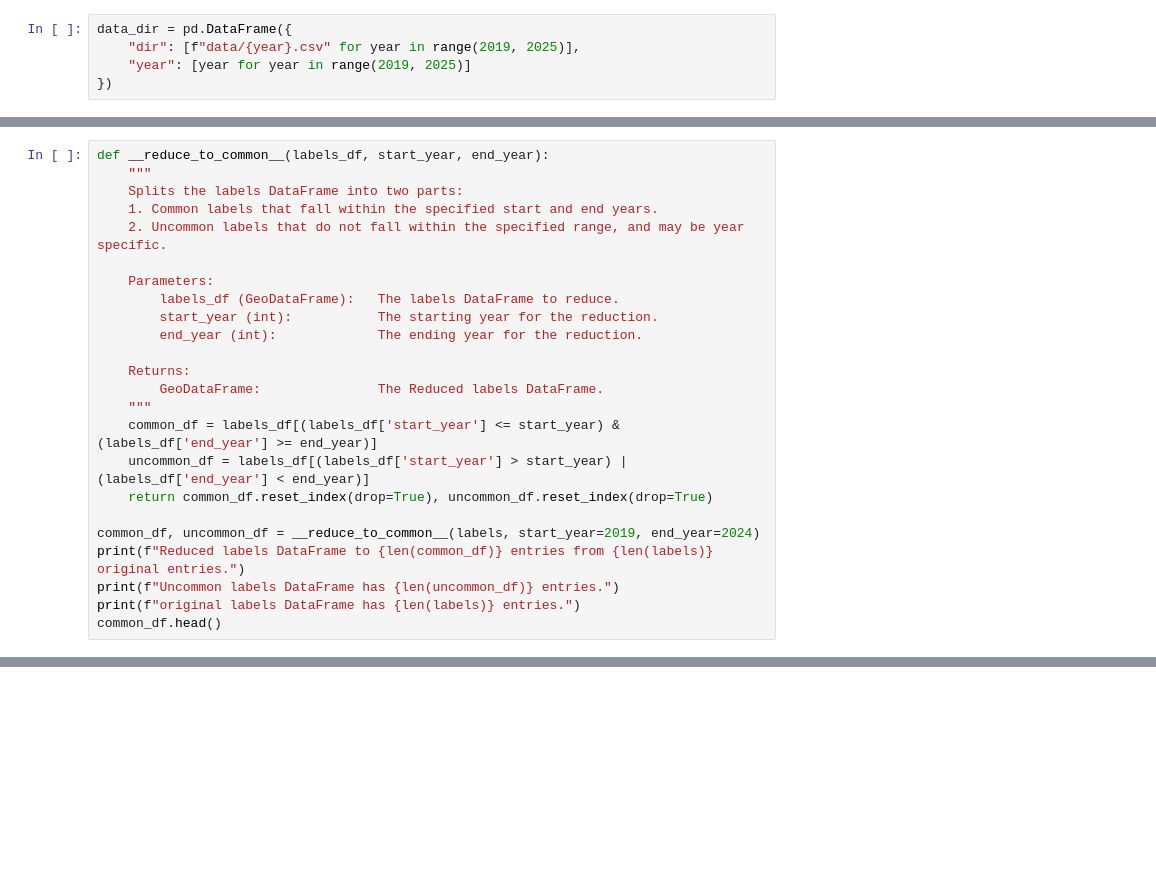
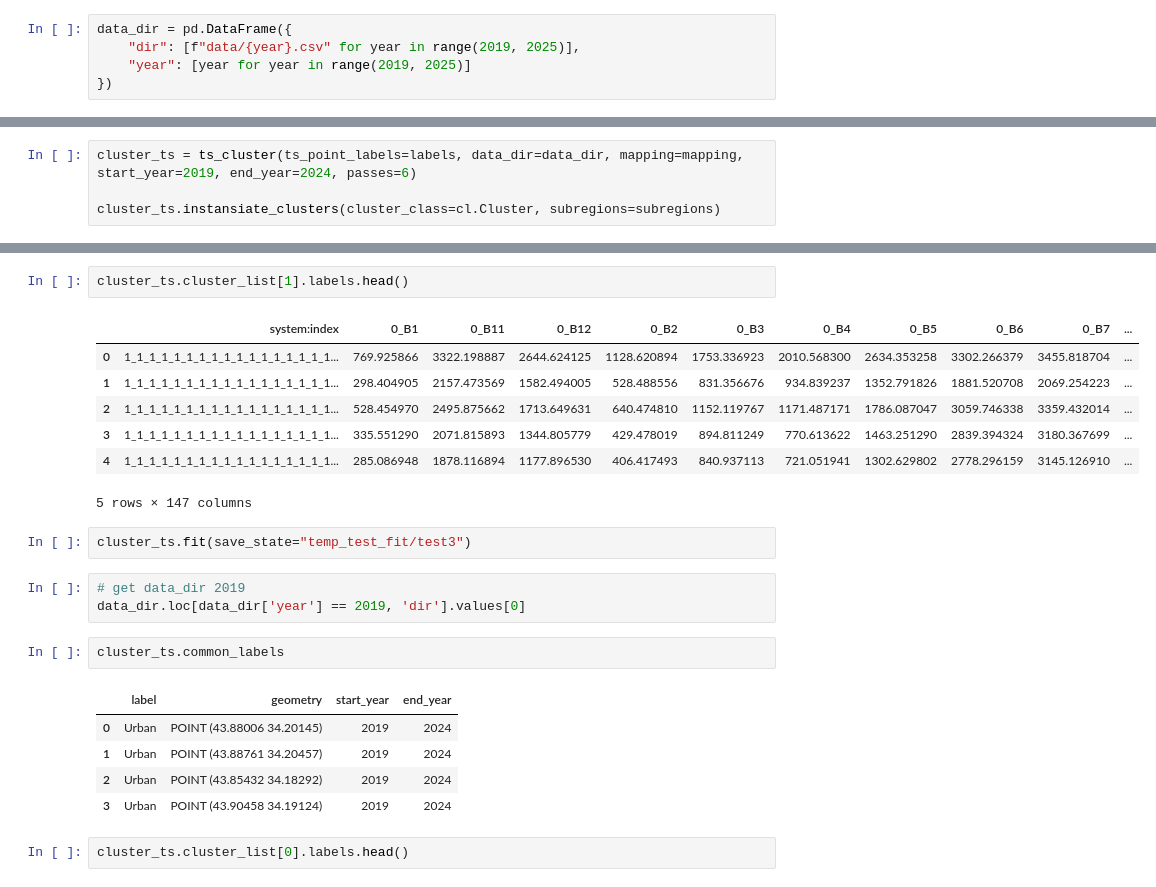
Before and after one commit to JamesChamberlainw/heritage-monitoring-kit, a Jupyter notebook: generate_map.ipynb, the cells around one changed output, grey strips where cells are left out. Drawn from its saved outputs; the diff is of its cells as text; blank space fills up the shorter version.

Commit message:
time-series fitting - working upto shared data
Bug Detected todo with update functionality, requires further inspection to fix, but then fit will work and project will be near completion

```diff
--- a/generate_map.ipynb
+++ b/generate_map.ipynb
@@ -514,24 +476,0 @@ data_dir.head()
-# %%
-def __reduce_to_common__(labels_df, start_year, end_year):
-    """
-    Splits the labels DataFrame into two parts:
-    1. Common labels that fall within the specified start and end years.
-    2. Uncommon labels that do not fall within the specified range, and may be year specific.
-
-    Parameters:
-        labels_df (GeoDataFrame):   The labels DataFrame to reduce.
-        start_year (int):           The starting year for the reduction.
-        end_year (int):             The ending year for the reduction.
-
-    Returns:
-        GeoDataFrame:               The Reduced labels DataFrame.
-    """
-    common_df = labels_df[(labels_df['start_year'] <= start_year) & (labels_df['end_year'] >= end_year)]
-    uncommon_df = labels_df[(labels_df['start_year'] > start_year) | (labels_df['end_year'] < end_year)]
-    return common_df.reset_index(drop=True), uncommon_df.reset_index(drop=True)
-
-common_df, uncommon_df = __reduce_to_common__(labels, start_year=2019, end_year=2024)
-print(f"Reduced labels DataFrame to {len(common_df)} entries from {len(labels)} original entries.")
-print(f"Uncommon labels DataFrame has {len(uncommon_df)} entries.")
-print(f"original labels DataFrame has {len(labels)} entries.")
-common_df.head()
@@ -590,0 +655,4 @@ class ts_cluster():
+# %%
+cluster_ts = ts_cluster(ts_point_labels=labels, data_dir=data_dir, mapping=mapping, start_year=2019, end_year=2024, passes=6)
+
+cluster_ts.instansiate_clusters(cluster_class=cl.Cluster, subregions=subregions)
@@ -590,0 +682,25 @@ class ts_cluster():
+# %%
+cluster_ts.cluster_list[1].labels.head()
+# %% [output]
+|  | system:index | 0_B1 | 0_B11 | 0_B12 | 0_B2 | 0_B3 | 0_B4 | 0_B5 | 0_B6 | 0_B7 | ... |
+| 0 | 1_1_1_1_1_1_1_1_1_1_1_1_1_1_1_1_1... | 769.925866 | 3322.198887 | 2644.624125 | 1128.620894 | 1753.336923 | 2010.568300 | 2634.353258 | 3302.266379 | 3455.818704 | ... |
+| 1 | 1_1_1_1_1_1_1_1_1_1_1_1_1_1_1_1_1... | 298.404905 | 2157.473569 | 1582.494005 | 528.488556 | 831.356676 | 934.839237 | 1352.791826 | 1881.520708 | 2069.254223 | ... |
+| 2 | 1_1_1_1_1_1_1_1_1_1_1_1_1_1_1_1_1... | 528.454970 | 2495.875662 | 1713.649631 | 640.474810 | 1152.119767 | 1171.487171 | 1786.087047 | 3059.746338 | 3359.432014 | ... |
+| 3 | 1_1_1_1_1_1_1_1_1_1_1_1_1_1_1_1_1... | 335.551290 | 2071.815893 | 1344.805779 | 429.478019 | 894.811249 | 770.613622 | 1463.251290 | 2839.394324 | 3180.367699 | ... |
+| 4 | 1_1_1_1_1_1_1_1_1_1_1_1_1_1_1_1_1... | 285.086948 | 1878.116894 | 1177.896530 | 406.417493 | 840.937113 | 721.051941 | 1302.629802 | 2778.296159 | 3145.126910 | ... |
+5 rows × 147 columns
+# %%
+cluster_ts.fit(save_state="temp_test_fit/test3")
+# %%
+# get data_dir 2019
+data_dir.loc[data_dir['year'] == 2019, 'dir'].values[0]
+# %%
+cluster_ts.common_labels
+# %% [output]
+|  | label | geometry | start_year | end_year |
+| 0 | Urban | POINT (43.88006 34.20145) | 2019 | 2024 |
+| 1 | Urban | POINT (43.88761 34.20457) | 2019 | 2024 |
+| 2 | Urban | POINT (43.85432 34.18292) | 2019 | 2024 |
+| 3 | Urban | POINT (43.90458 34.19124) | 2019 | 2024 |
+# %%
+cluster_ts.cluster_list[0].labels.head()
```
Also changed, not shown: parts of 9 cells of this notebook, 1 other file.
